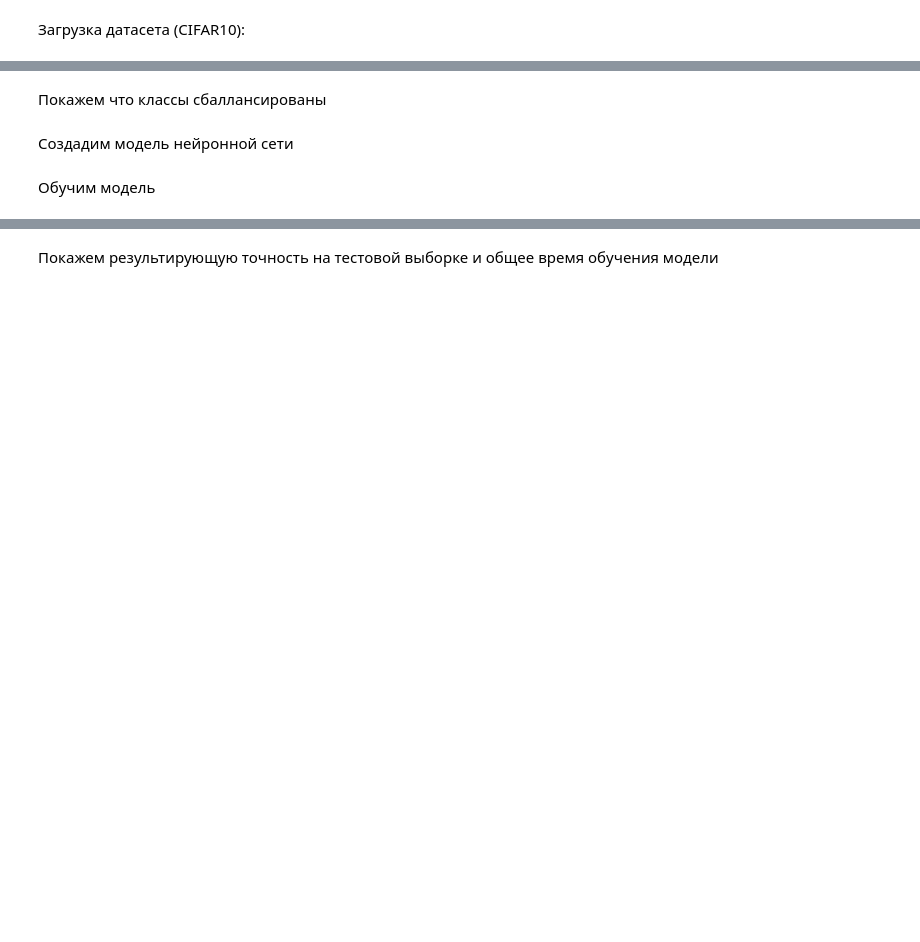
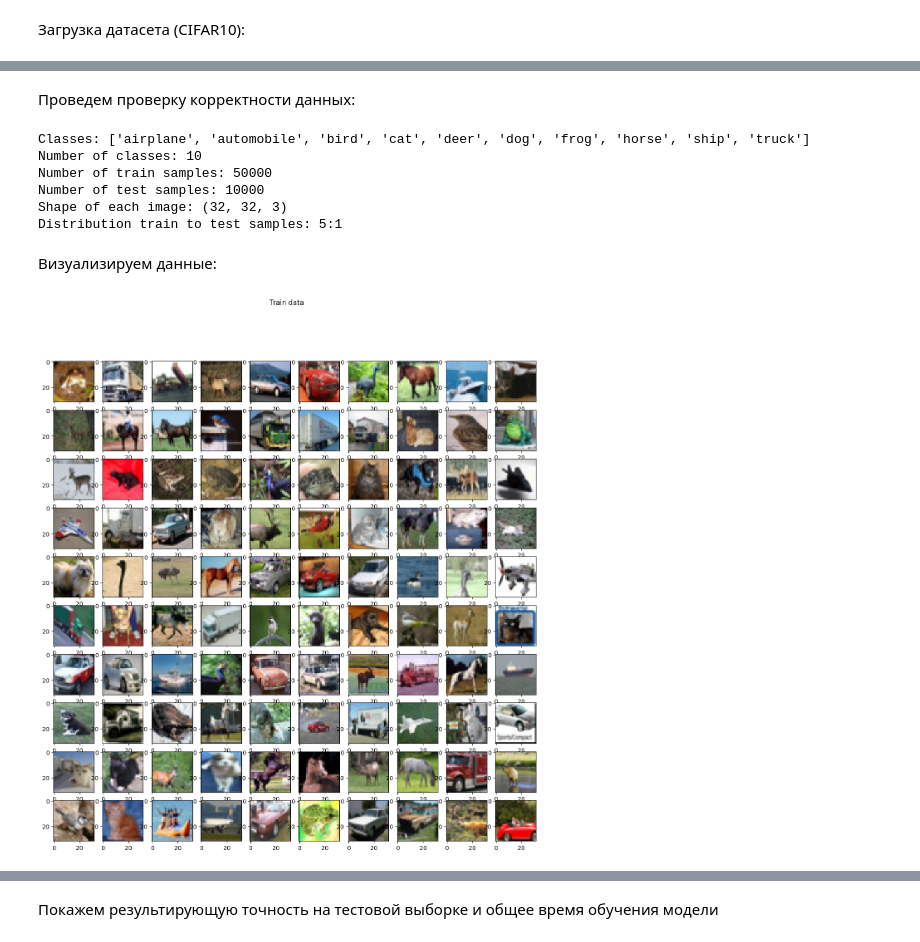
Before and after one commit to Rodimkov/deep-learning-course-practice-2023, a Jupyter notebook: 3822М1ФИии1/practical_work_1/Meshalkin Nikita.ipynb, the cells around one changed output, grey strips where cells are left out. Drawn from its saved outputs; the diff is of its cells as text; code cells hidden in the pictures; blank space fills up the shorter version.

```diff
--- a/3822М1ФИии1/practical_work_1/Meshalkin Nikita.ipynb
+++ b/3822М1ФИии1/practical_work_1/Meshalkin Nikita.ipynb
@@ -19,12 +16,15 @@ SyntaxError: invalid syntax (<ipython-input-2-cfd9ca70c2be>, line 1)
 # %% [markdown]
 Загрузка датасета (CIFAR10):
 # %%
-dir_name = os.getcwd()
-train_dataset = torchvision.datasets.CIFAR10(
-    root = dir_name, train = True, download = True,
-    transform = torchvision.transforms.ToTensor()
-)
-test_dataset = torchvision.datasets.CIFAR10(
-    root = dir_name, train = False, download = True,
-    transform = torchvision.transforms.ToTensor()
-)
+def download_data(path_to_download):
+  train_dataset = torchvision.datasets.CIFAR10(
+      root = path_to_download, train = True, download = True,
+      transform = torchvision.transforms.ToTensor()
+  )
+  test_dataset = torchvision.datasets.CIFAR10(
+      root = path_to_download, train = False, download = True,
+      transform = torchvision.transforms.ToTensor()
+  )
+  return train_dataset, test_dataset
+
+train_dataset, test_dataset = download_data(os.getcwd())
@@ -33,17 +35,30 @@ train_dataset
-# %% [markdown]
-Покажем что классы сбаллансированы
-# %%
-counts = [0] * 10
-for i in range(len(train_dataset)):
-  counts[train_dataset[i][1]] += 1
-print(counts)
+# %% [markdown]
+Проведем проверку корректности данных:
+# %%
+def get_data_info():
+  print(f"Classes: {train_dataset.classes}")
+  print(f"Number of classes: {len(train_dataset.classes)}")
+  print(f"Number of train samples: {train_dataset.data.shape[0]}")
+  print(f"Number of test samples: {test_dataset.data.shape[0]}")
+  print(f"Shape of each image: {test_dataset.data.shape[1:4]}")
+  print(f"Distribution train to test samples: {int(train_dataset.data.shape[0] / test_dataset.data.shape[0])}:{1}")
+
+get_data_info()
+# %% [output]
+Classes: ['airplane', 'automobile', 'bird', 'cat', 'deer', 'dog', 'frog', 'horse', 'ship', 'truck']
+Number of classes: 10
+Number of train samples: 50000
+Number of test samples: 10000
+Shape of each image: (32, 32, 3)
+Distribution train to test samples: 5:1
+# %% [markdown]
+Визуализируем данные:
 # %%
-fig, axes = plt.subplots(2, 5, figsize = (15, 5))
-for label in range(10):
-  for i in range(len(train_dataset)):
-    if label == train_dataset[i][1]:
-      axes[label // 5, label % 5].imshow(train_dataset[i][0].permute(1, 2, 0))
-      break
-plt.show()
+def show_train_images():
+    fig, axes = plt.subplots(nrows=10, ncols=10, figsize = (15, 15))
+    fig.suptitle("Train data")
+    for i, ax in enumerate(axes.flat):
+        ax.imshow(train_dataset[i][0].permute(1, 2, 0))
+show_train_images()
+# %% [output]
+[figure, added]
-# %% [markdown]
-Создадим модель нейронной сети
@@ -81,2 +64,0 @@ test_data_loader = torch.utils.data.DataLoader(
-# %% [markdown]
-Обучим модель
```
Also changed, not shown: parts of 13 cells of this notebook.
